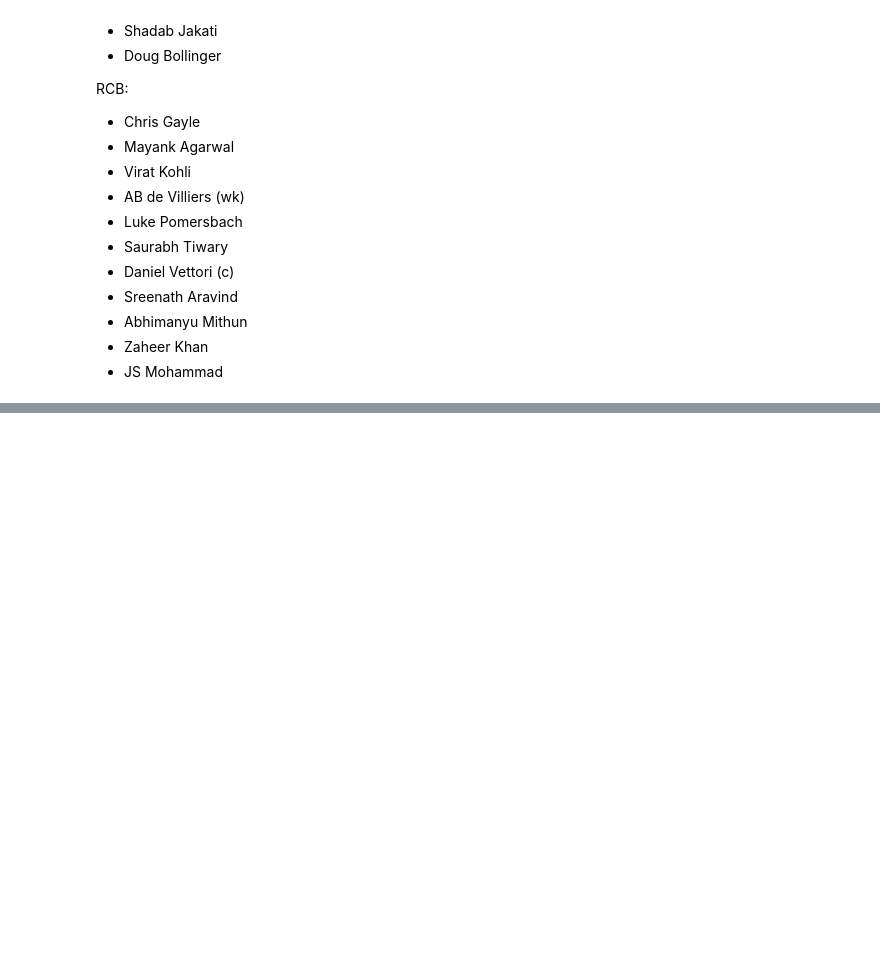
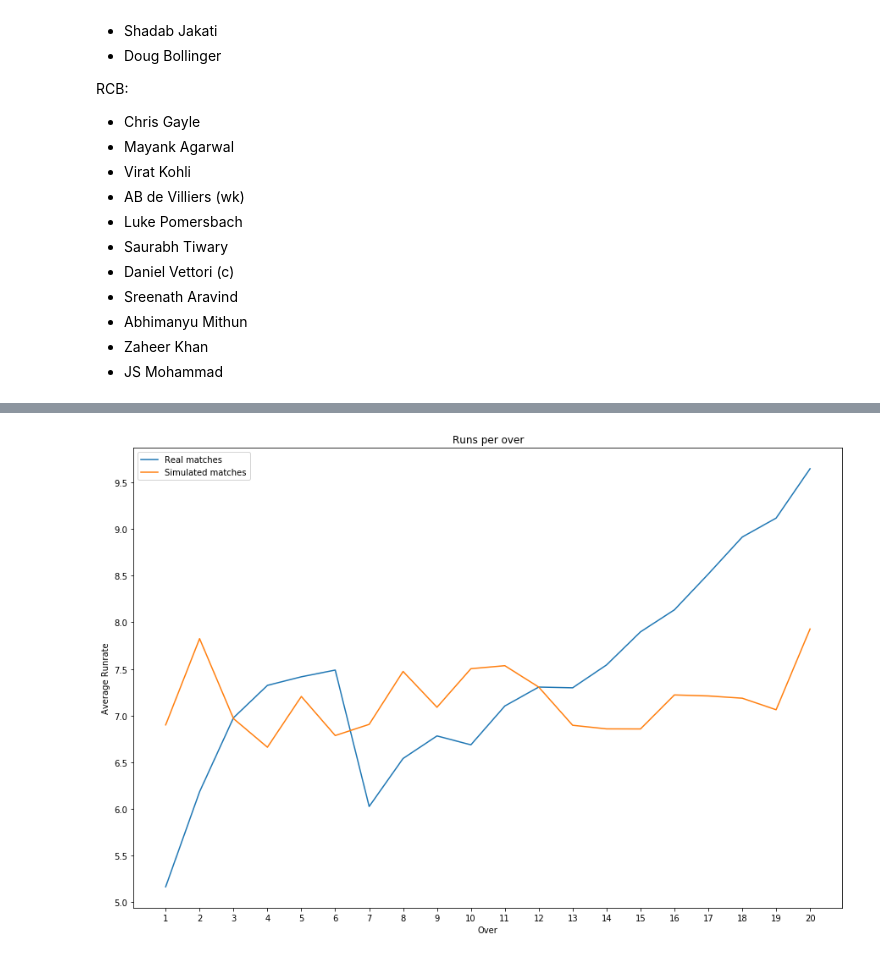
Before and after one commit to harshamuddu/IPL, a Jupyter notebook: IPL_Mining_Modeling_and_Predicting.ipynb, the cells around one changed output, grey strips where cells are left out. Cells and saved outputs as stored; diff of their text form; code cells hidden in the pictures; blank space fills up the shorter version.

Commit message:
Updated notebook to compare real and sim

```diff
--- a/IPL_Mining_Modeling_and_Predicting.ipynb
+++ b/IPL_Mining_Modeling_and_Predicting.ipynb
@@ -424,14 +542,57 @@ RCB:
 - Zaheer Khan
 - JS Mohammad
 # %%
-rcb_lineup = ["CH Gayle", "MA Agarwal", "V Kohli", "AB de Villiers", "LA Pomersbach",
-       "SS Tiwary", "DL Vettori", "S Aravind", "A Mithun", "Z Khan",
-       "J Syed Mohammad"]
-csk_lineup = ["MEK Hussey", "M Vijay", "SK Raina", "S Badrinath", "WP Saha",
-       "MS Dhoni", "DJ Bravo", "JA Morkel", "R Ashwin", "SB Jakati",
-       "DE Bollinger"]
+batsmen_df = pd.read_pickle("batsmendf.pickle")
+bowlers_df = pd.read_pickle("bowlersdf.pickle")
 
-prefix = "/content/drive/My Drive/IPL Simulations/Simplistic Simulations/"
+rcb_lineup = ["CH Gayle",
+              "MA Agarwal",
+              "V Kohli",
+              "AB de Villiers",
+              "LA Pomersbach",
+              "SS Tiwary",
+              "DL Vettori",
+              "S Aravind",
+              "A Mithun",
+              "Z Khan",
+              "J Syed Mohammad"]
+
+csk_lineup = ["MEK Hussey",
+              "M Vijay",
+              "SK Raina",
+              "S Badrinath",
+              "WP Saha",
+              "MS Dhoni",
+              "DJ Bravo",
+              "JA Morkel",
+              "R Ashwin",
+              "SB Jakati",
+              "DE Bollinger"]
+
+mi_lineup = ["SR Tendulkar",
+             "AC Blizzard",
+             "AT Rayudu",
+             "RG Sharma",
+             "JEC Franklin",
+             "KA Pollard",
+             "TL Suman",
+             "DS Kulkarni",
+             "Harbhajan Singh",
+             "SL Malinga",
+             "MM Patel"]
+
+kkr_lineup = ["JH Kallis",
+              "SP Goswami",
+              "G Gambhir",
+              "MK Tiwary",
+              "YK Pathan",
+              "RN ten Doeschate",
+              "Shakib Al Hasan",
+              "R Bhatia",
+              "B Lee",
+              "L Balaji",
+              "Iqbal Abdulla"]
+
 
 rcb = Team("Royal Challengers Bangalore", rcb_lineup, abbrev="RCB", captain="DL Vettori", wk="AB de Villiers")
 csk = Team("Chennai Super Kings", csk_lineup, abbrev="CSK", captain="MS Dhoni", wk="MS Dhoni")
@@ -439,6 +600,26 @@ csk = Team("Chennai Super Kings", csk_lineup, abbrev="CSK", captain="MS Dhoni",
 rcb.generate_team(batsmen_df, bowlers_df)
 csk.generate_team(batsmen_df, bowlers_df)
 
-ss = SimplisticSimulator(csk, rcb)
-ss.play_match(to_file=True, out_file=prefix)
+
+
+
+mi = Team("Mumbai Indians", mi_lineup, abbrev="MI", captain="SR Tendulkar", wk = "AT Rayudu")
+kkr = Team("Kolkata Knight Riders", kkr_lineup, abbrev="KKR", captain="G Gambhir", wk="SP Goswami")
+mi.generate_team(batsmen_df, bowlers_df)
+kkr.generate_team(batsmen_df, bowlers_df)
+
+ss1 = SimplisticSimulator(mi, kkr)
+ss1.play_matches(100)
+simdel = pd.DataFrame(ss1.get_deliveries())
+simdel.iloc[0:10,]
+
+fig, ax = plt.subplots(figsize=(15,10))
+ax.plot(np.arange(1,21), deliveries_df.groupby('over')['batsman_runs'].mean() * 6)
+ax.plot(np.arange(1,21), simdel.groupby('over')['batsman_runs'].mean() * 6)
+ax.set_xlabel("Over")
+ax.set_ylabel("Average Runrate")
+ax.set_xticks(np.arange(1,21))
+ax.set_yticks(np.arange(5,10,0.5))
+ax.set_title("Runs per over")
+ax.legend(["Real matches", "Simulated matches"])
 # %% [output]
@@ -456,0 +627 @@ TypeError: '>=' not supported between instances of 'dict' and 'int'
+[figure, added]
```
Also changed, not shown: parts of 27 cells of this notebook, 3 other files.
